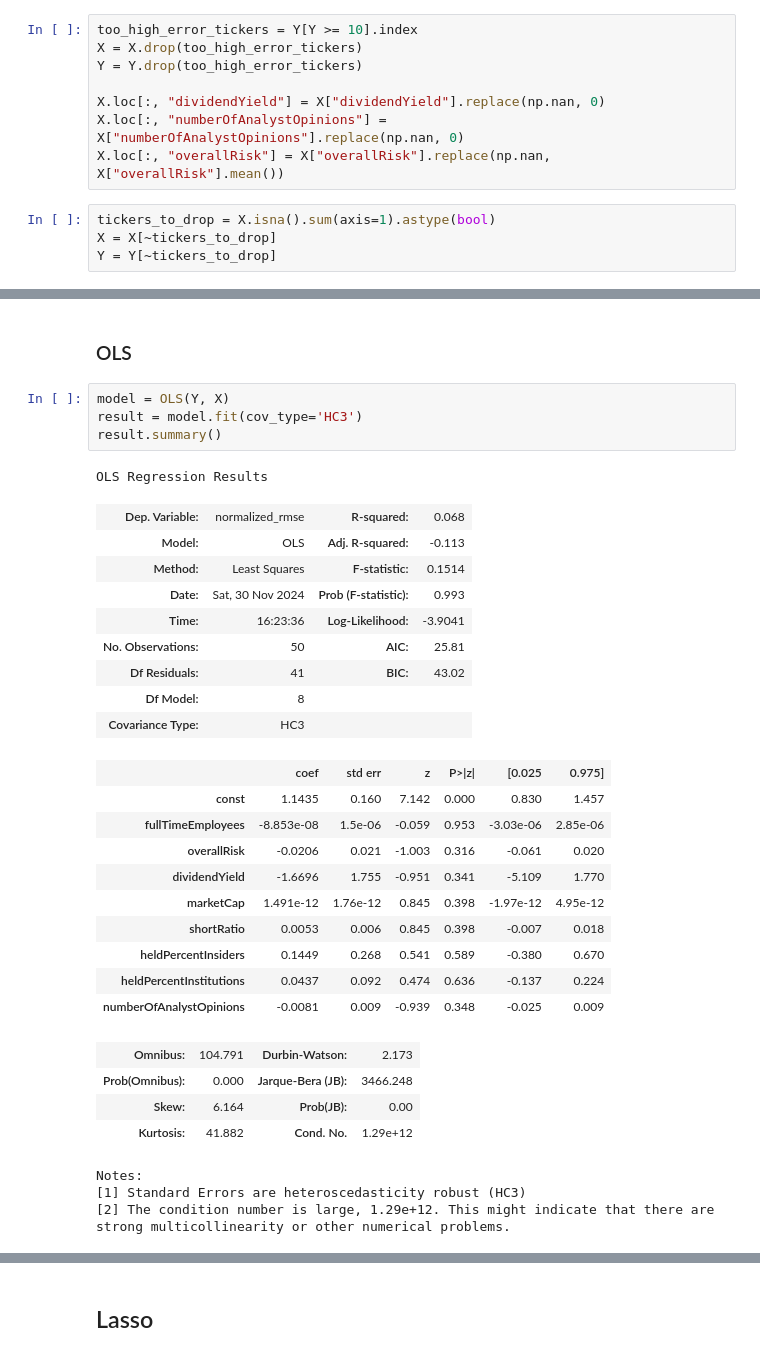
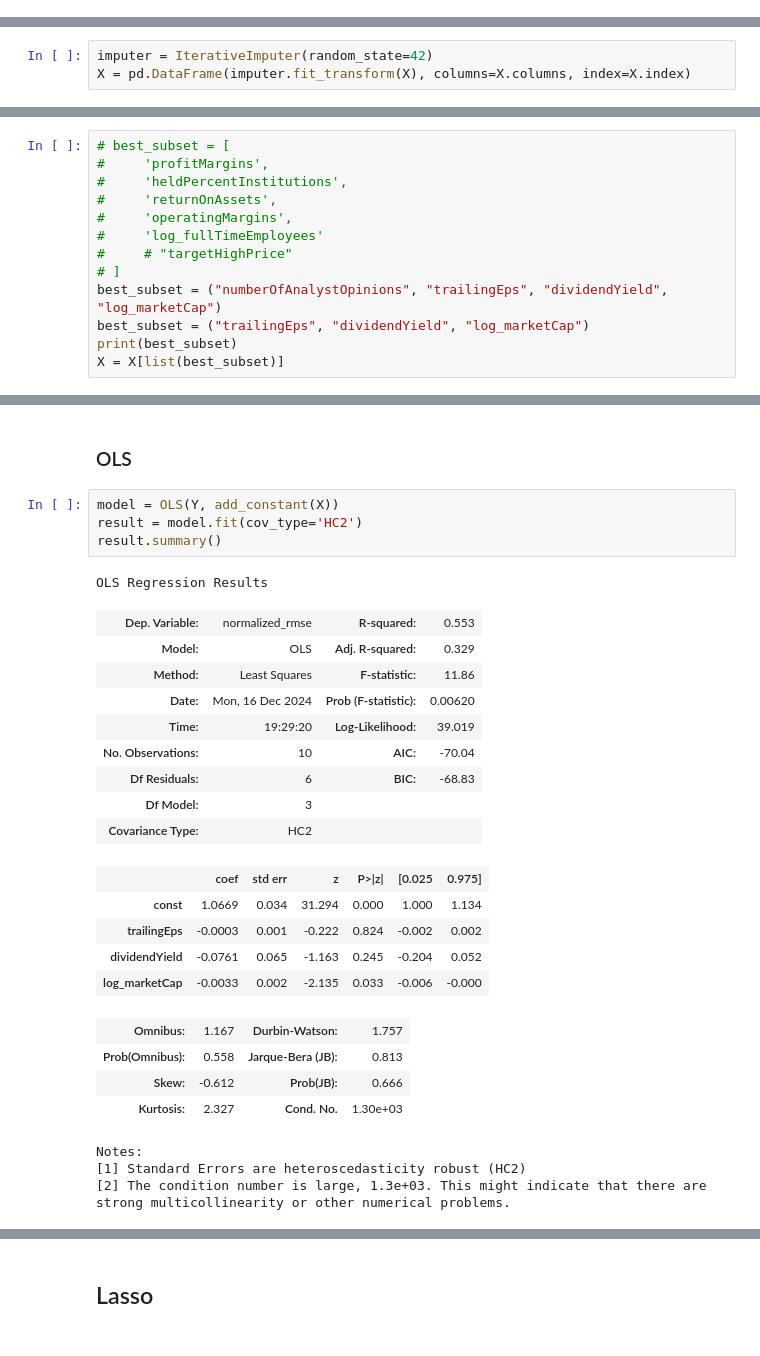
Before and after one commit to Sondringsen/ProjectThesis, a Jupyter notebook: notebooks/models/regression.ipynb, the cells around one changed output, grey strips where cells are left out. Drawn from its saved outputs; the diff is of its cells as text.

```diff
--- a/notebooks/models/regression.ipynb
+++ b/notebooks/models/regression.ipynb
@@ -31,14 +73,2 @@ X = add_constant(X)
 # %% [markdown]
 ### Some cleaning
-# %%
-too_high_error_tickers = Y[Y >= 10].index
-X = X.drop(too_high_error_tickers)
-Y = Y.drop(too_high_error_tickers)
-
-X.loc[:, "dividendYield"] = X["dividendYield"].replace(np.nan, 0)
-X.loc[:, "numberOfAnalystOpinions"] = X["numberOfAnalystOpinions"].replace(np.nan, 0)
-X.loc[:, "overallRisk"] = X["overallRisk"].replace(np.nan, X["overallRisk"].mean())
-# %%
-tickers_to_drop = X.isna().sum(axis=1).astype(bool)
-X = X[~tickers_to_drop]
-Y = Y[~tickers_to_drop]
@@ -44,0 +134,3 @@ Y = Y[~tickers_to_drop]
+# %%
+imputer = IterativeImputer(random_state=42)
+X = pd.DataFrame(imputer.fit_transform(X), columns=X.columns, index=X.index)
@@ -44,0 +190,13 @@ Y = Y[~tickers_to_drop]
+# %%
+# best_subset = [
+#     'profitMargins',
+#     'heldPercentInstitutions',
+#     'returnOnAssets',
+#     'operatingMargins',
+#     'log_fullTimeEmployees'
+#     # "targetHighPrice"
+# ]
+best_subset = ("numberOfAnalystOpinions", "trailingEps", "dividendYield", "log_marketCap")
+best_subset = ("trailingEps", "dividendYield", "log_marketCap")
+print(best_subset)
+X = X[list(best_subset)]
@@ -64,37 +223,32 @@ Y.to_csv("../../data/processed/Y_regression.csv")
 # %% [markdown]
 ### OLS
 # %%
-model = OLS(Y, X)
-result = model.fit(cov_type='HC3')
+model = OLS(Y, add_constant(X))
+result = model.fit(cov_type='HC2')
 result.summary()
 # %% [output]
 OLS Regression Results
-| Dep. Variable: | normalized_rmse | R-squared: | 0.068 |
-| Model: | OLS | Adj. R-squared: | -0.113 |
-| Method: | Least Squares | F-statistic: | 0.1514 |
-| Date: | Sat, 30 Nov 2024 | Prob (F-statistic): | 0.993 |
-| Time: | 16:23:36 | Log-Likelihood: | -3.9041 |
-| No. Observations: | 50 | AIC: | 25.81 |
-| Df Residuals: | 41 | BIC: | 43.02 |
-| Df Model: | 8 |  |  |
-| Covariance Type: | HC3 |  |  |
+| Dep. Variable: | normalized_rmse | R-squared: | 0.553 |
+| Model: | OLS | Adj. R-squared: | 0.329 |
+| Method: | Least Squares | F-statistic: | 11.86 |
+| Date: | Mon, 16 Dec 2024 | Prob (F-statistic): | 0.00620 |
+| Time: | 19:29:20 | Log-Likelihood: | 39.019 |
+| No. Observations: | 10 | AIC: | -70.04 |
+| Df Residuals: | 6 | BIC: | -68.83 |
+| Df Model: | 3 |  |  |
+| Covariance Type: | HC2 |  |  |
 |  | coef | std err | z | P>|z| | [0.025 | 0.975] |
-| const | 1.1435 | 0.160 | 7.142 | 0.000 | 0.830 | 1.457 |
-| fullTimeEmployees | -8.853e-08 | 1.5e-06 | -0.059 | 0.953 | -3.03e-06 | 2.85e-06 |
-| overallRisk | -0.0206 | 0.021 | -1.003 | 0.316 | -0.061 | 0.020 |
-| dividendYield | -1.6696 | 1.755 | -0.951 | 0.341 | -5.109 | 1.770 |
-| marketCap | 1.491e-12 | 1.76e-12 | 0.845 | 0.398 | -1.97e-12 | 4.95e-12 |
-| shortRatio | 0.0053 | 0.006 | 0.845 | 0.398 | -0.007 | 0.018 |
-| heldPercentInsiders | 0.1449 | 0.268 | 0.541 | 0.589 | -0.380 | 0.670 |
-| heldPercentInstitutions | 0.0437 | 0.092 | 0.474 | 0.636 | -0.137 | 0.224 |
-| numberOfAnalystOpinions | -0.0081 | 0.009 | -0.939 | 0.348 | -0.025 | 0.009 |
+| const | 1.0669 | 0.034 | 31.294 | 0.000 | 1.000 | 1.134 |
+| trailingEps | -0.0003 | 0.001 | -0.222 | 0.824 | -0.002 | 0.002 |
+| dividendYield | -0.0761 | 0.065 | -1.163 | 0.245 | -0.204 | 0.052 |
+| log_marketCap | -0.0033 | 0.002 | -2.135 | 0.033 | -0.006 | -0.000 |
-| Omnibus: | 104.791 | Durbin-Watson: | 2.173 |
-| Prob(Omnibus): | 0.000 | Jarque-Bera (JB): | 3466.248 |
-| Skew: | 6.164 | Prob(JB): | 0.00 |
-| Kurtosis: | 41.882 | Cond. No. | 1.29e+12 |
+| Omnibus: | 1.167 | Durbin-Watson: | 1.757 |
+| Prob(Omnibus): | 0.558 | Jarque-Bera (JB): | 0.813 |
+| Skew: | -0.612 | Prob(JB): | 0.666 |
+| Kurtosis: | 2.327 | Cond. No. | 1.30e+03 |
 Notes:
-[1] Standard Errors are heteroscedasticity robust (HC3)
-[2] The condition number is large, 1.29e+12. This might indicate that there are
+[1] Standard Errors are heteroscedasticity robust (HC2)
+[2] The condition number is large, 1.3e+03. This might indicate that there are
 strong multicollinearity or other numerical problems.
 # %%
 summary_text = result.summary().as_text()
```
Also changed, not shown: parts of 21 cells of this notebook, 23 other files.
